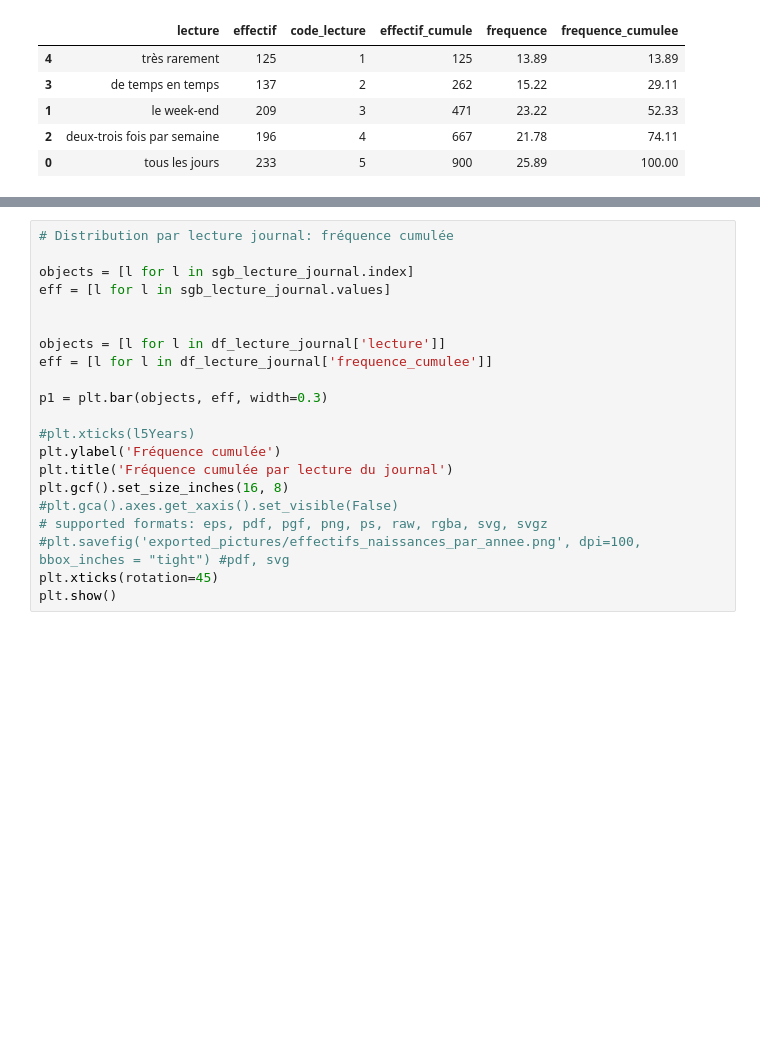
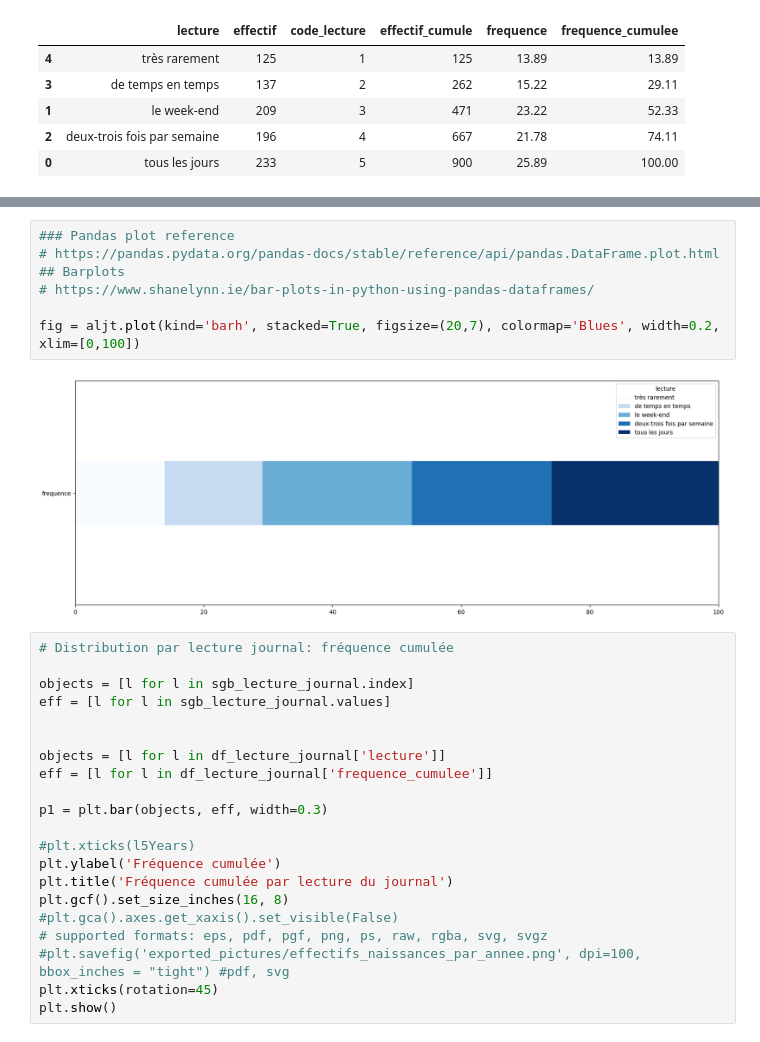
Before and after one commit to Sciences-historiques-numeriques/histoire_numerique_methodes, a Jupyter notebook: statistiques_descriptives/analyse_univariee_quali.ipynb, the cells around one changed output, grey strips where cells are left out. Saved outputs shown, nothing was run; the diff lists cells and outputs as text; blank space fills up the shorter version.

```diff
--- a/statistiques_descriptives/analyse_univariee_quali.ipynb
+++ b/statistiques_descriptives/analyse_univariee_quali.ipynb
@@ -235,3 +280,12 @@ plt.show()
+# %%
+### Pandas plot reference
+# https://pandas.pydata.org/pandas-docs/stable/reference/api/pandas.DataFrame.plot.html
+## Barplots
+# https://www.shanelynn.ie/bar-plots-in-python-using-pandas-dataframes/
+
+fig = aljt.plot(kind='barh', stacked=True, figsize=(20,7), colormap='Blues', width=0.2, xlim=[0,100])
+# %% [output]
+[figure, added]
 # %%
 # Distribution par lecture journal: fréquence cumulée
 
```
Also changed, not shown: parts of 6 cells of this notebook.
